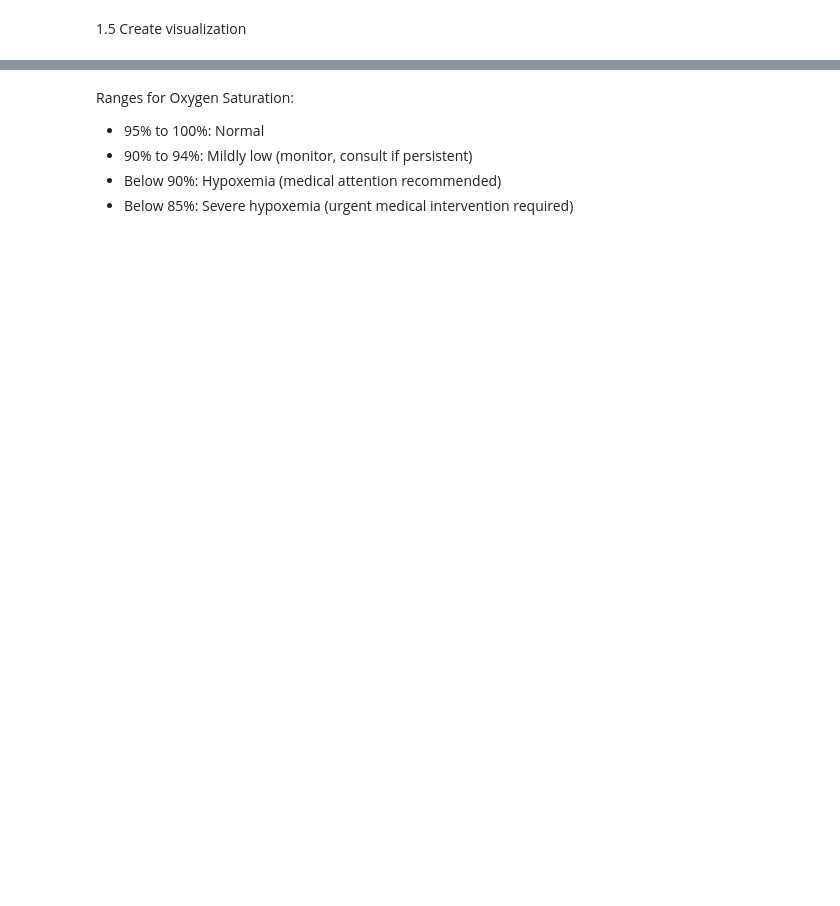
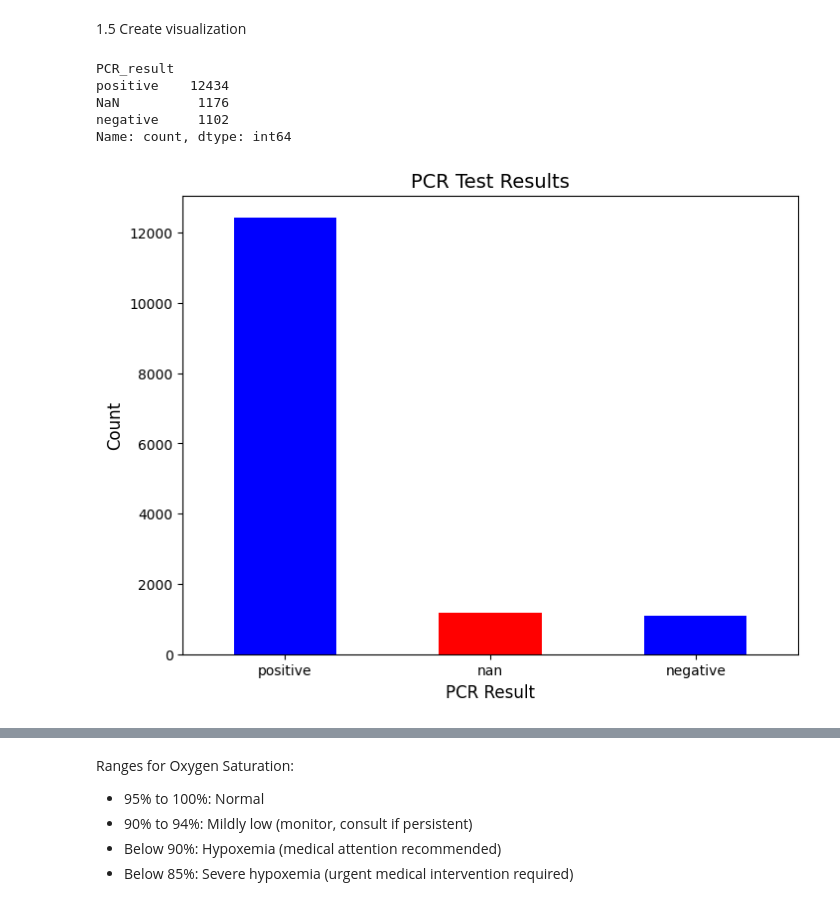
Before and after one commit to dasiemens-coder/data_processes_assignment_2_v2, a Jupyter notebook: assignment_2.ipynb, the cells around one changed output, grey strips where cells are left out. Drawn from its saved outputs; the diff is of its cells as text; code cells hidden in the pictures; blank space fills up the shorter version.

```diff
--- a/assignment_2.ipynb
+++ b/assignment_2.ipynb
@@ -152,20 +387,27 @@ plt.show()
 1.5 Create visualization
 # %%
 # Count the number of positive and negative PCR results
-pcr_counts = hospital1['PCR_result'].value_counts()
+pcr_counts = hospital1['PCR_result'].value_counts(dropna=False)
 print(pcr_counts)
 
 # Create a bar plot to visualize PCR results
 plt.figure(figsize=(8, 6))
 pcr_counts.plot(kind='bar', color=['blue', 'red'])
 
 # Add titles and labels
 plt.title('PCR Test Results', fontsize=14)
 plt.xlabel('PCR Result', fontsize=12)
 plt.ylabel('Count', fontsize=12)
 plt.xticks(rotation=0)  # Rotate the x-axis labels for readability
 
 # Show the plot
 plt.show()
+# %% [output]
+PCR_result
+positive    12434
+NaN          1176
+negative     1102
+Name: count, dtype: int64
+[figure, added]
 # %%
 # Count the number of positive and negative PCR results
```
Also changed, not shown: parts of 46 cells of this notebook.
